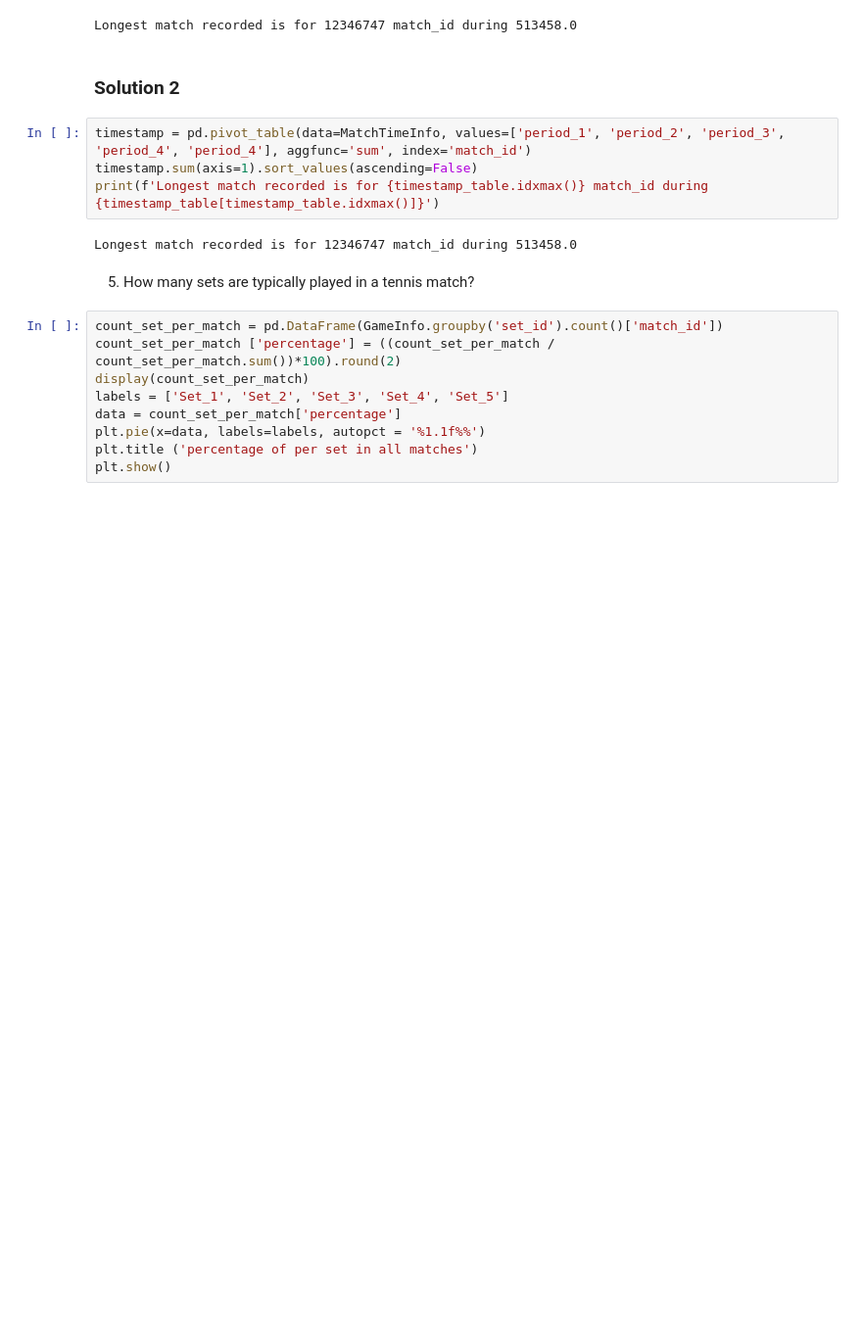
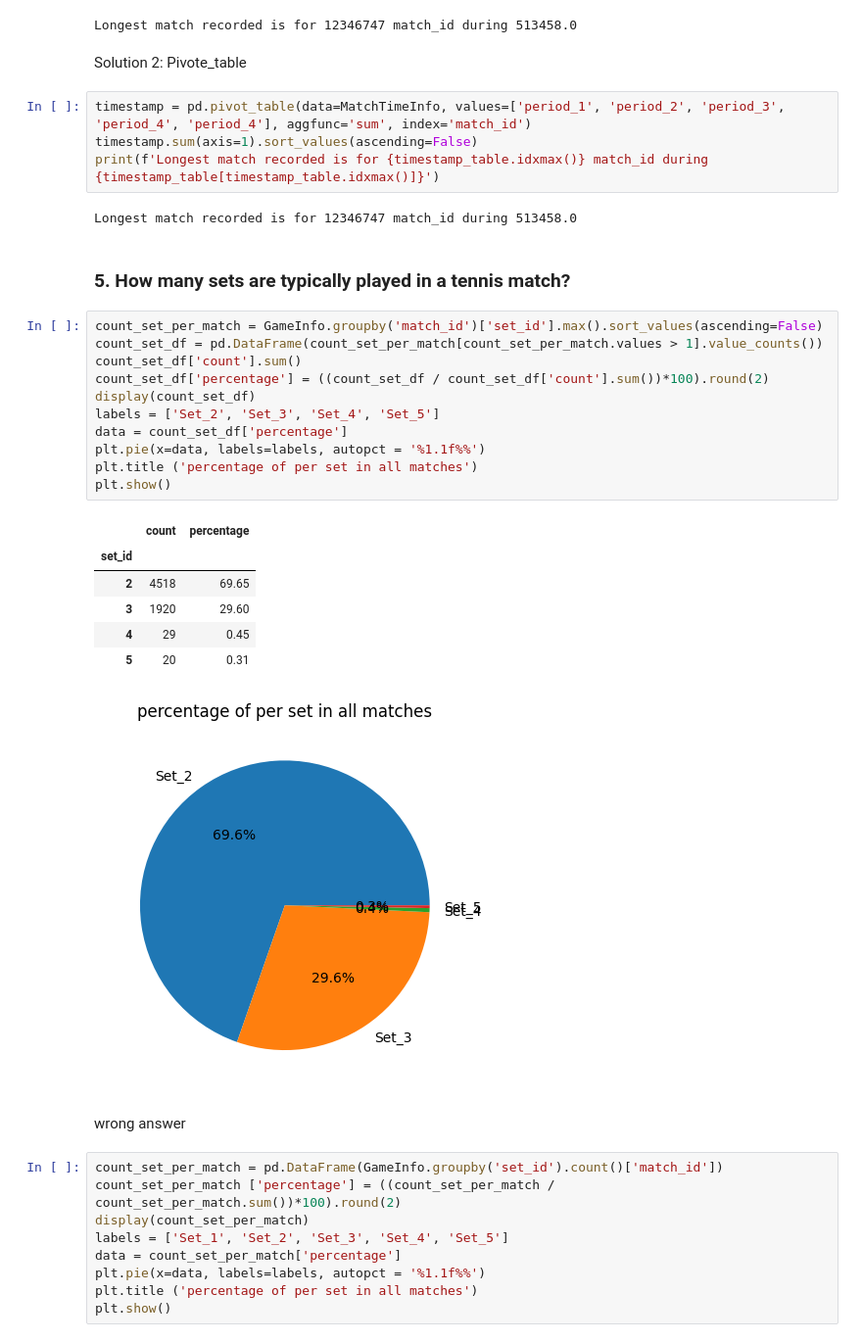
Before and after one commit to Mahlagha1994/Tennis-Games, a Jupyter notebook: notebooks/2-DATA ANALYZING.ipynb, the cells around one changed output. Shown at 98% size. Saved outputs shown, nothing was run; the diff lists cells and outputs as text; blank space fills up the shorter version.

```diff
--- a/notebooks/2-DATA ANALYZING.ipynb
+++ b/notebooks/2-DATA ANALYZING.ipynb
@@ -140,7 +135,7 @@ print(f'Longest match recorded is for {timestamp_table.idxmax()} match_id during
 # %% [output]
 Longest match recorded is for 12346747 match_id during 513458.0
 # %% [markdown]
-### Solution 2
+Solution 2: Pivote_table
 # %%
 timestamp = pd.pivot_table(data=MatchTimeInfo, values=['period_1', 'period_2', 'period_3', 'period_4', 'period_4'], aggfunc='sum', index='match_id')
 timestamp.sum(axis=1).sort_values(ascending=False)
@@ -148,7 +143,28 @@ print(f'Longest match recorded is for {timestamp_table.idxmax()} match_id during
 # %% [output]
 Longest match recorded is for 12346747 match_id during 513458.0
 # %% [markdown]
-5.	How many sets are typically played in a tennis match?
+### 5.	How many sets are typically played in a tennis match?
+# %%
+count_set_per_match = GameInfo.groupby('match_id')['set_id'].max().sort_values(ascending=False)
+count_set_df = pd.DataFrame(count_set_per_match[count_set_per_match.values > 1].value_counts())
+count_set_df['count'].sum()
+count_set_df['percentage'] = ((count_set_df / count_set_df['count'].sum())*100).round(2)
+display(count_set_df)
+labels = ['Set_2', 'Set_3', 'Set_4', 'Set_5']
+data = count_set_df['percentage']
+plt.pie(x=data, labels=labels, autopct = '%1.1f%%')
+plt.title ('percentage of per set in all matches')
+plt.show()
+# %% [output]
+|  | count | percentage |
+| set_id |  |  |
+| 2 | 4518 | 69.65 |
+| 3 | 1920 | 29.60 |
+| 4 | 29 | 0.45 |
+| 5 | 20 | 0.31 |
+[figure, added]
+# %% [markdown]
+wrong answer
 # %%
 count_set_per_match = pd.DataFrame(GameInfo.groupby('set_id').count()['match_id'])
 count_set_per_match ['percentage'] = ((count_set_per_match / count_set_per_match.sum())*100).round(2)
```
Also changed, not shown: parts of 23 cells of this notebook.
